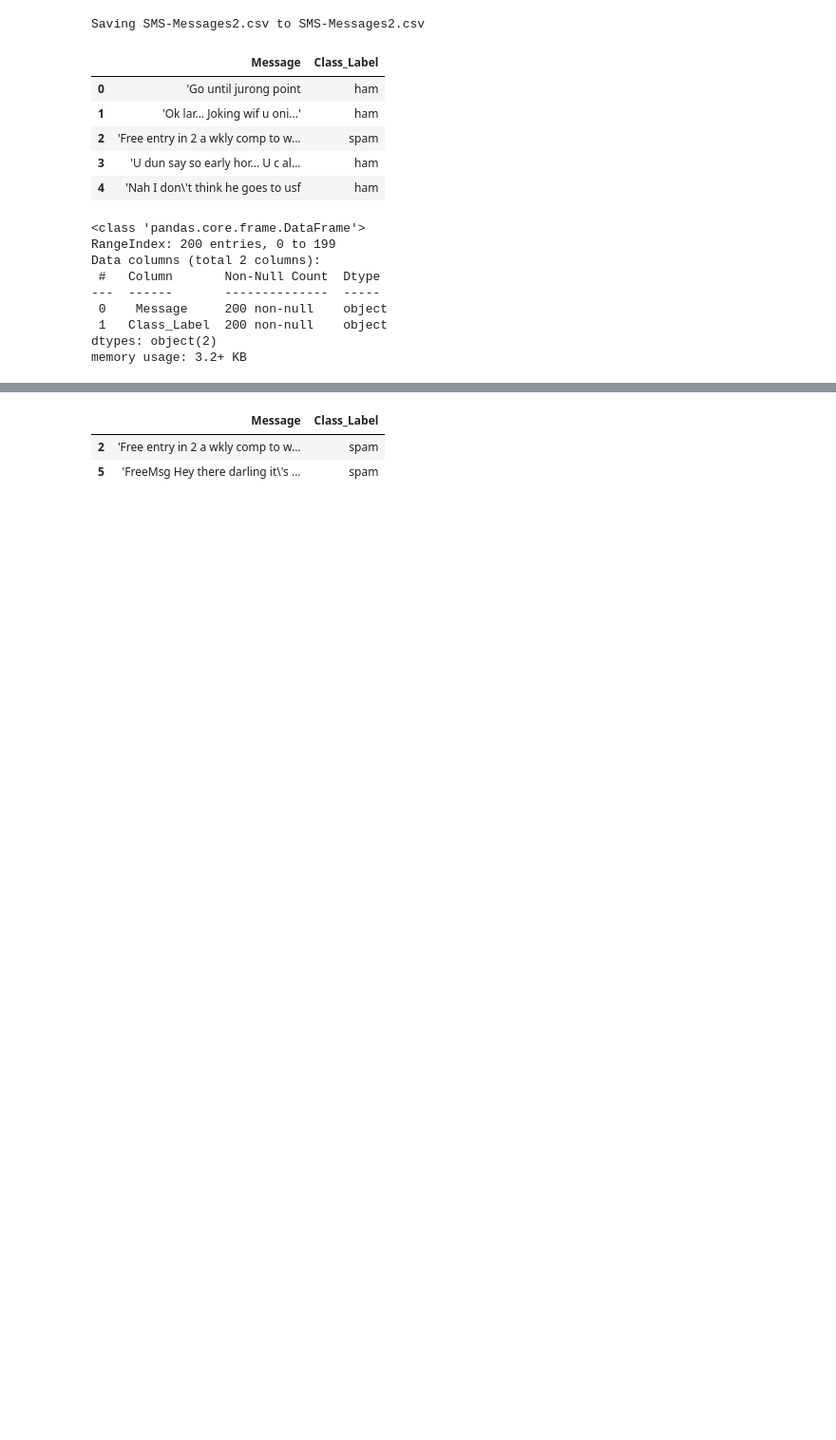
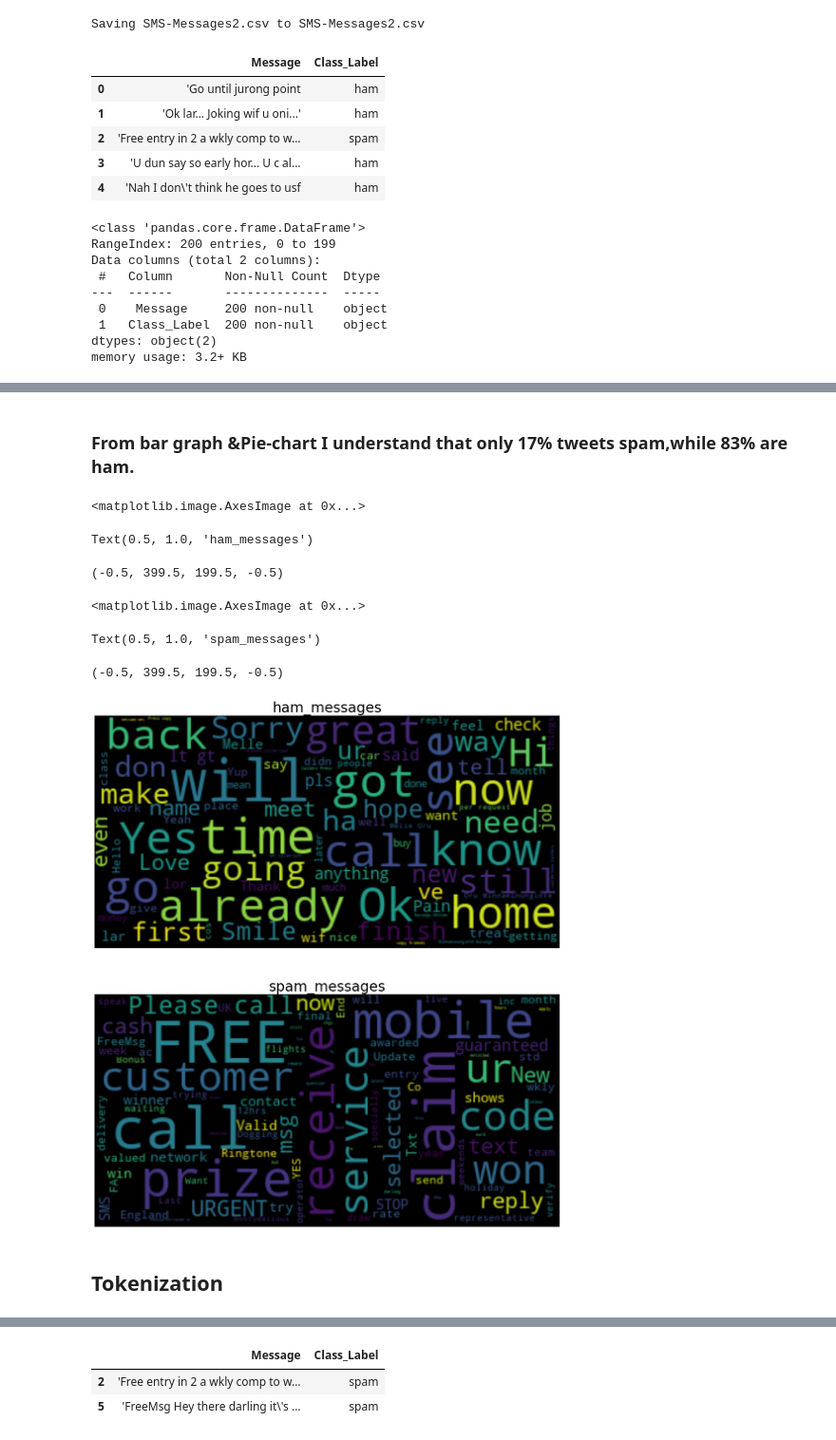
Before and after one commit to Taiba528/My-Python-World, a Jupyter notebook: Ham_SpamCLassification.ipynb, the cells around one changed output, grey strips where cells are left out. Shown at 95% size. Drawn from its saved outputs; the diff is of its cells as text; code cells hidden in the pictures; blank space fills up the shorter version.

```diff
--- a/Ham_SpamCLassification.ipynb
+++ b/Ham_SpamCLassification.ipynb
@@ -66,0 +104,35 @@ Text(0.5, 1.0, 'Number of ham and spam messages')
+# %% [markdown]
+### From  bar graph &Pie-chart I understand that only 17% tweets spam,while 83% are ham.
+# %%
+from wordcloud import WordCloud, STOPWORDS , ImageColorGenerator
+# Start with one message:
+df_ham=df[df['label'] == 'ham']
+df_spam=df[df['label']=='spam']
+
+message_all=" ".join(message for message in df.Message)
+message_ham=" ".join(message for message in df_ham.Message)
+message_spam=" ".join(message for message in df_spam.Message)
+
+
+# Create and generate a word cloud image:
+fig, ax = plt.subplots(2, 1, figsize  = (20,20))
+wordcloud_ham = WordCloud(max_font_size=50, max_words=100, background_color="black").generate(message_ham)
+wordcloud_spam = WordCloud(max_font_size=50, max_words=100, background_color="black").generate(message_spam)
+
+# Display the generated image:
+ax[0].imshow(wordcloud_ham, interpolation='bilinear')
+ax[0].set_title('ham_messages', fontsize=30)
+ax[0].axis('off')
+ax[1].imshow(wordcloud_spam, interpolation='bilinear')
+ax[1].set_title('spam_messages',fontsize=30)
+ax[1].axis('off')
+# %% [output]
+<matplotlib.image.AxesImage at 0x...>
+Text(0.5, 1.0, 'ham_messages')
+(-0.5, 399.5, 199.5, -0.5)
+<matplotlib.image.AxesImage at 0x...>
+Text(0.5, 1.0, 'spam_messages')
+(-0.5, 399.5, 199.5, -0.5)
+[figure, added]
+# %% [markdown]
+## Tokenization
```
Also changed, not shown: parts of 55 cells of this notebook.
